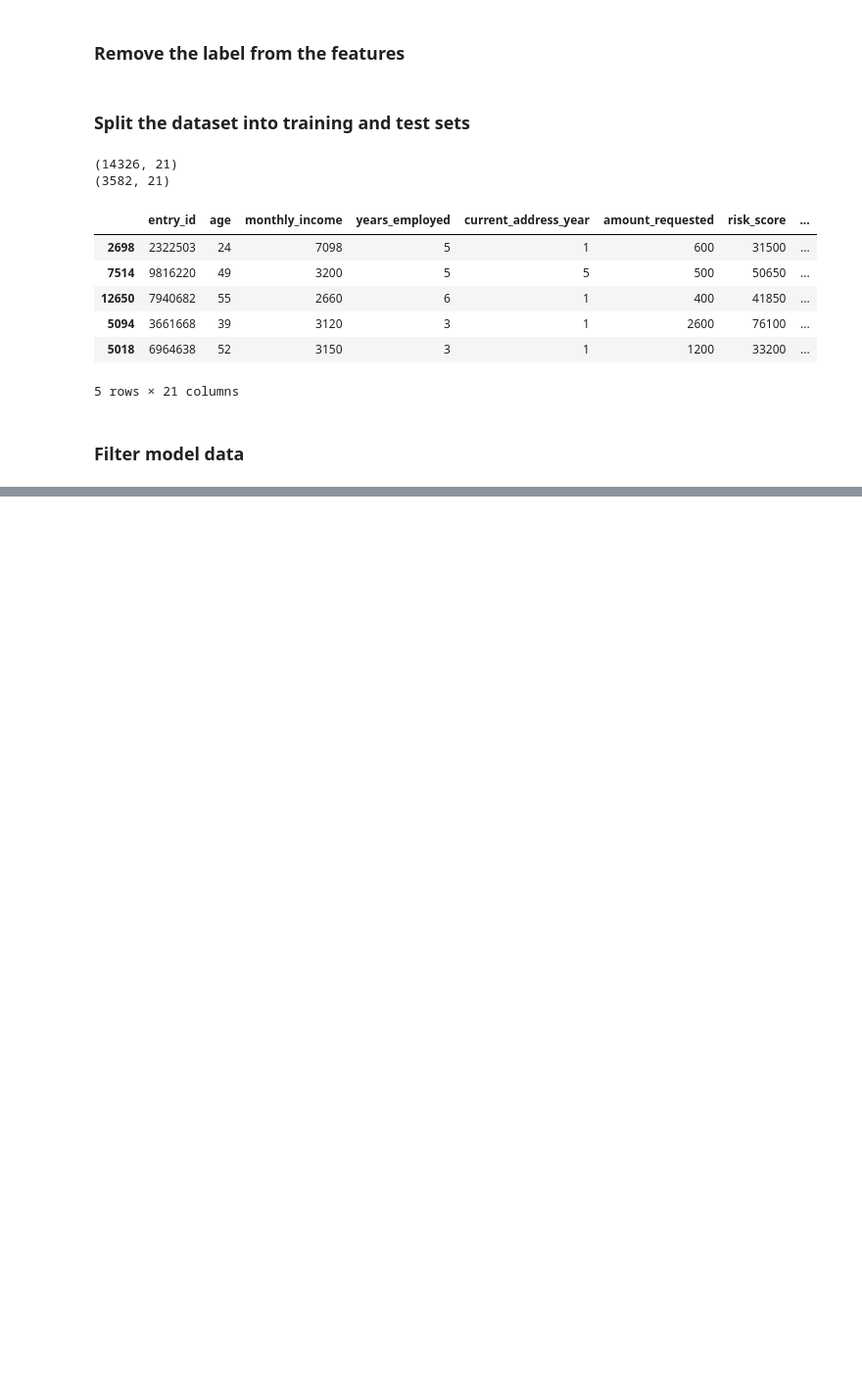
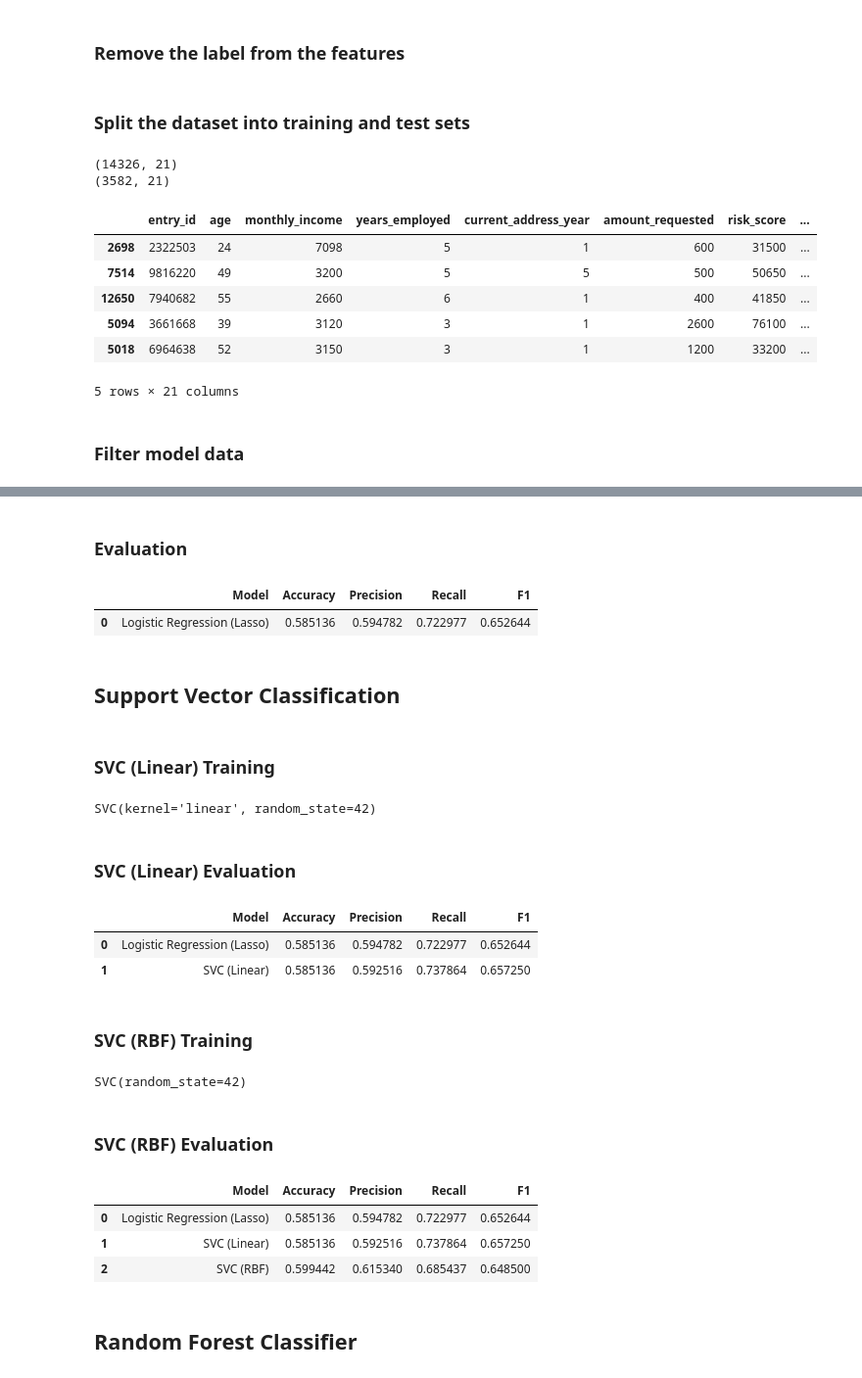
Before and after one commit to c-grigsby/ml-fintech-case-studies, a Jupyter notebook: predicting-loan-signatures/notebooks/predicting-loan-signatures_model.ipynb, the cells around one changed output, grey strips where cells are left out. Shown at 98% size. Saved outputs shown, nothing was run; the diff lists cells and outputs as text; code cells hidden in the pictures; blank space fills up the shorter version.

```diff
--- a/predicting-loan-signatures/notebooks/predicting-loan-signatures_model.ipynb
+++ b/predicting-loan-signatures/notebooks/predicting-loan-signatures_model.ipynb
@@ -103,0 +147,74 @@ X_train.head()
+# %% [markdown]
+### Evaluation
+# %%
+# Make model predictions from the validation set
+y_predict = model.predict(X_validation)
+
+# Initialize a results DataFrame
+df_results = pd.DataFrame()
+
+# Get model scores
+df_results = evaluate_scores_and_concat(y_validation, y_predict, 'Logistic Regression (Lasso)', df_results)
+
+# Display
+df_results.head()
+# %% [output]
+|  | Model | Accuracy | Precision | Recall | F1 |
+| 0 | Logistic Regression (Lasso) | 0.585136 | 0.594782 | 0.722977 | 0.652644 |
+# %% [markdown]
+## Support Vector Classification
+# %% [markdown]
+### SVC (Linear) Training
+# %%
+from sklearn.svm import SVC
+
+# Add linear kernel
+model = SVC(kernel='linear', random_state=42)
+
+# Train model on the training set
+model.fit(X_train, y_train)
+# %% [output]
+SVC(kernel='linear', random_state=42)
+# %% [markdown]
+### SVC (Linear) Evaluation
+# %%
+# Make model predictions from the validation set
+y_predict = model.predict(X_validation)
+
+# Get model scores
+df_results = evaluate_scores_and_concat(y_validation, y_predict, 'SVC (Linear)', df_results)
+
+# Display
+df_results
+# %% [output]
+|  | Model | Accuracy | Precision | Recall | F1 |
+| 0 | Logistic Regression (Lasso) | 0.585136 | 0.594782 | 0.722977 | 0.652644 |
+| 1 | SVC (Linear) | 0.585136 | 0.592516 | 0.737864 | 0.657250 |
+# %% [markdown]
+### SVC (RBF) Training
+# %%
+# Radial Basis Function kernel (default)
+model = SVC(kernel='rbf', random_state=42)
+
+# Train model on the training set
+model.fit(X_train, y_train)
+# %% [output]
+SVC(random_state=42)
+# %% [markdown]
+### SVC (RBF) Evaluation
+# %%
+# Make model predictions from the validation set
+y_predict = model.predict(X_validation)
+
+# Get model scores
+df_results = evaluate_scores_and_concat(y_validation, y_predict, 'SVC (RBF)', df_results)
+
+# Display
+df_results
+# %% [output]
+|  | Model | Accuracy | Precision | Recall | F1 |
+| 0 | Logistic Regression (Lasso) | 0.585136 | 0.594782 | 0.722977 | 0.652644 |
+| 1 | SVC (Linear) | 0.585136 | 0.592516 | 0.737864 | 0.657250 |
+| 2 | SVC (RBF) | 0.599442 | 0.615340 | 0.685437 | 0.648500 |
+# %% [markdown]
+## Random Forest Classifier
```
Also changed, not shown: parts of 21 cells of this notebook.
